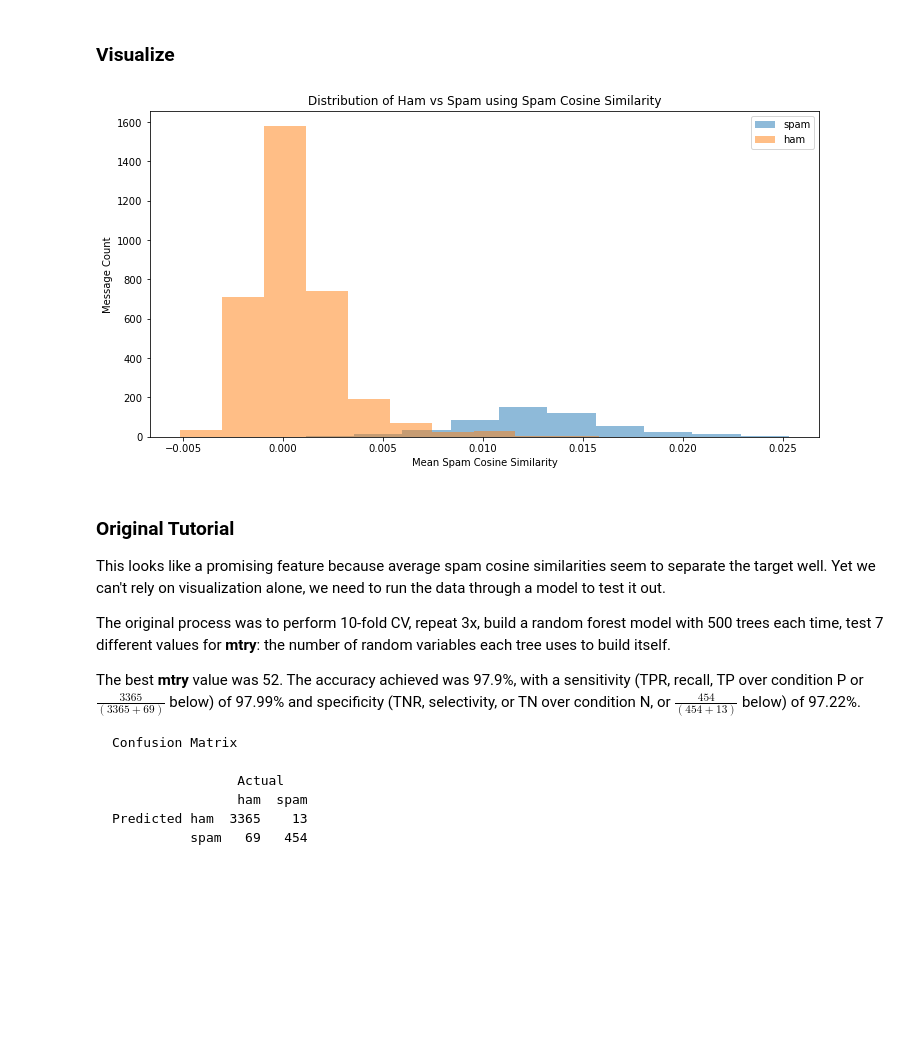
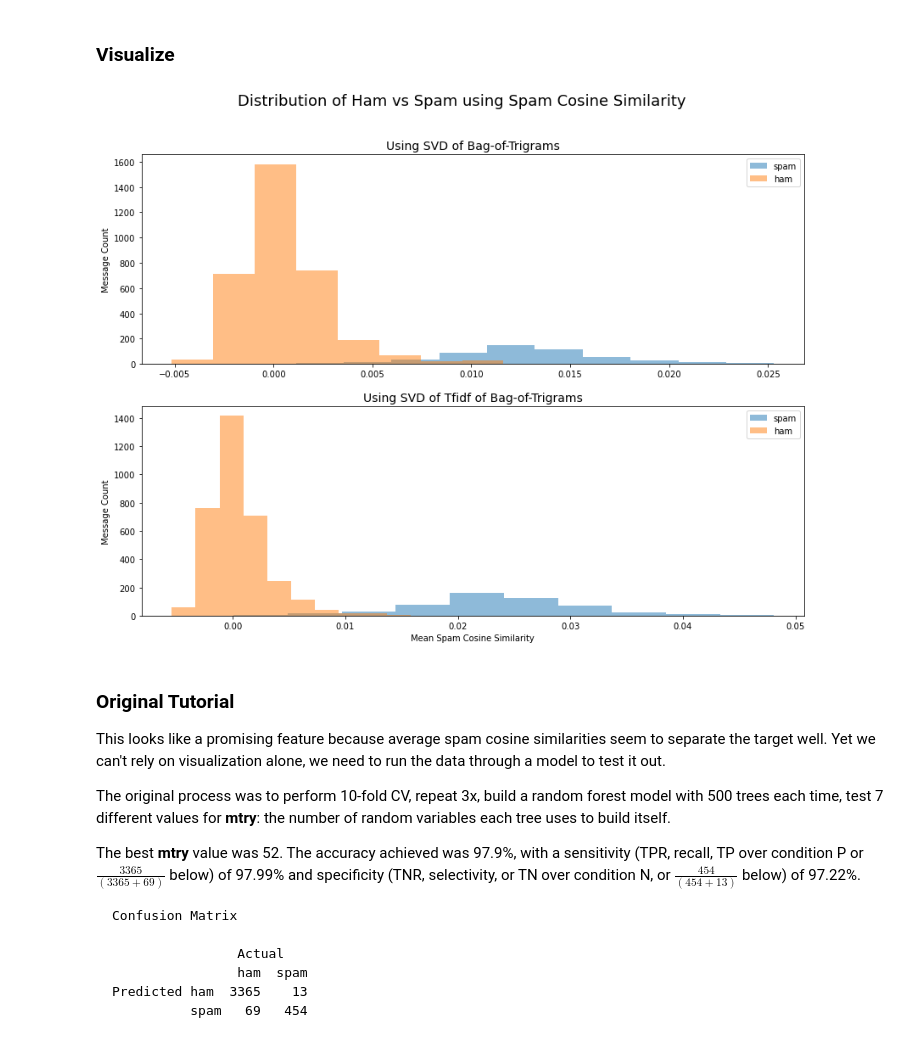
Before and after one commit to BigBangData/NaturalLanguageProcessing, a Jupyter notebook: TextAnalyticsWithR/09_CosineSimilarity.ipynb, the cells around one changed output. Drawn from its saved outputs; the diff is of its cells as text; code cells hidden in the pictures; blank space fills up the shorter version.

```diff
--- a/TextAnalyticsWithR/09_CosineSimilarity.ipynb
+++ b/TextAnalyticsWithR/09_CosineSimilarity.ipynb
@@ -125,25 +121,38 @@ train_df.head(10)
 # %% [markdown]
 ### Visualize
-# %%
-# create a dataframe for plotting
-data = {'sims':mean_spam_sims, 'target':y_train}
-spam_sim_df = pd.DataFrame(data)
-
-import matplotlib.pyplot as plt
-
-spamhist = spam_sim_df.loc[spam_sim_df['target']=='spam']['sims']
-hamhist = spam_sim_df.loc[spam_sim_df['target']=='ham']['sims']
-
-plt.figure(figsize=(12, 6))
-plt.hist(spamhist, alpha=0.5, label='spam')
-plt.hist(hamhist, alpha=0.5, label='ham')
-plt.title('Distribution of Ham vs Spam using Spam Cosine Similarity')
-plt.ylabel('Message Count')
-plt.xlabel('Mean Spam Cosine Similarity')
-plt.legend()
-plt.show()
-# %% [output]
-[figure, removed]
+# %%
+# create a dataframe for plotting
+data = {'sims_bot':mean_spam_sims_bot,
+        'sims_tfidf':mean_spam_sims_tfidf,
+        'target':y_train}
+
+spam_sim_df = pd.DataFrame(data)
+
+spam_hist_bot = spam_sim_df.loc[spam_sim_df['target']=='spam']['sims_bot']
+ham_hist_bot = spam_sim_df.loc[spam_sim_df['target']=='ham']['sims_bot']
+spam_hist_tfidf = spam_sim_df.loc[spam_sim_df['target']=='spam']['sims_tfidf']
+ham_hist_tfidf = spam_sim_df.loc[spam_sim_df['target']=='ham']['sims_tfidf']
+# %%
+import matplotlib.pyplot as plt
+
+fig, axs = plt.subplots(2, figsize=(14, 10))
+
+axs[0].hist(spam_hist_bot, alpha=0.5, label='spam')
+axs[0].hist(ham_hist_bot, alpha=0.5, label='ham')
+axs[1].hist(spam_hist_tfidf, alpha=0.5, label='spam')
+axs[1].hist(ham_hist_tfidf, alpha=0.5, label='ham')
+
+fig.suptitle('Distribution of Ham vs Spam using Spam Cosine Similarity', size=18)
+axs[0].set_title('Using SVD of Bag-of-Trigrams', size=14)
+axs[1].set_title('Using SVD of Tfidf of Bag-of-Trigrams', size=14)
+for ax in axs.flat:
+    ax.set(xlabel='', ylabel='Message Count')
+    ax.legend()
+
+plt.xlabel('Mean Spam Cosine Similarity')
+plt.show()
+# %% [output]
+[figure, added]
 # %% [markdown]
 ### Original Tutorial
 
```
Also changed, not shown: parts of 10 cells of this notebook.
